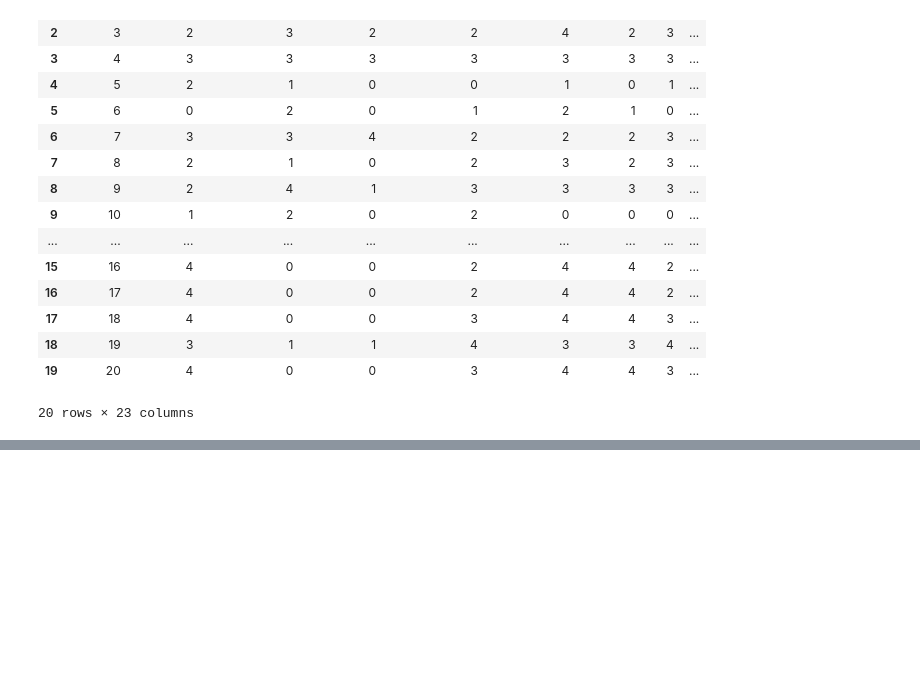
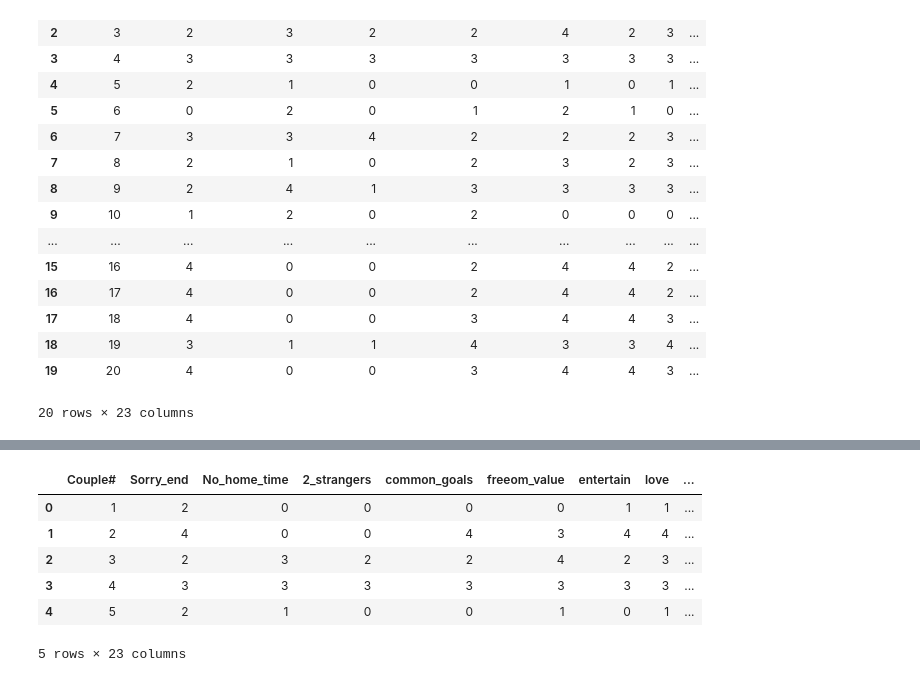
Before and after one commit to algjor/project2_creditcardfraud, a Jupyter notebook: proj_2_divorce.ipynb, the cells around one changed output, grey strips where cells are left out. Cells and saved outputs as stored; diff of their text form; code cells hidden in the pictures; blank space fills up the shorter version.

```diff
--- a/proj_2_divorce.ipynb
+++ b/proj_2_divorce.ipynb
@@ -92,3 +125,13 @@ plt.show()
+# %%
+new_df.head()
+# %% [output]
+|  | Couple# | Sorry_end | No_home_time | 2_strangers | common_goals | freeom_value | entertain | love | ... |
+| 0 | 1 | 2 | 0 | 0 | 0 | 0 | 1 | 1 | ... |
+| 1 | 2 | 4 | 0 | 0 | 4 | 3 | 4 | 4 | ... |
+| 2 | 3 | 2 | 3 | 2 | 2 | 4 | 2 | 3 | ... |
+| 3 | 4 | 3 | 3 | 3 | 3 | 3 | 3 | 3 | ... |
+| 4 | 5 | 2 | 1 | 0 | 0 | 1 | 0 | 1 | ... |
+5 rows × 23 columns
 # %%
 #scatterplot - eb
 plt.figure(figsize=(10, 6))
```
Also changed, not shown: parts of 19 cells of this notebook, 1 other file.
